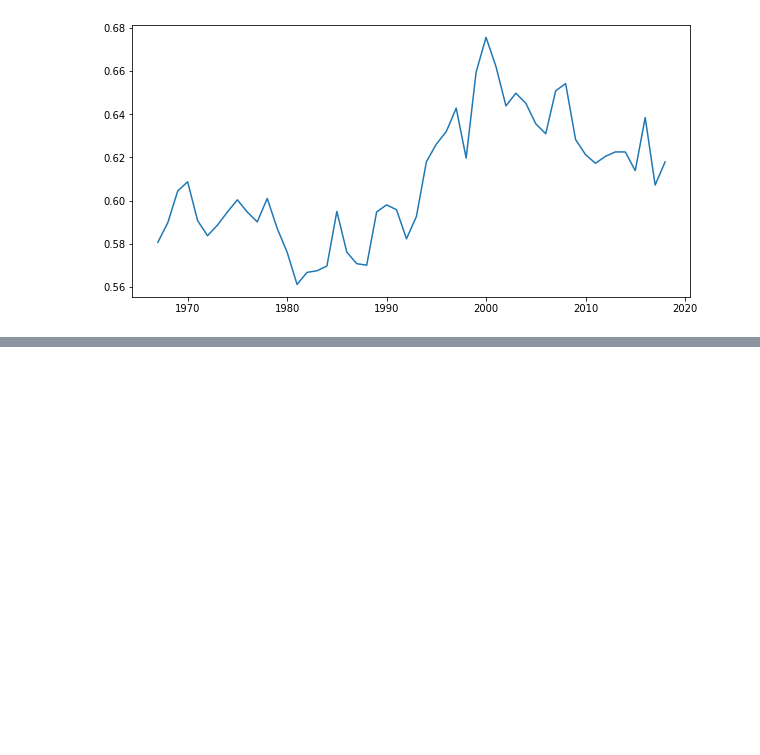
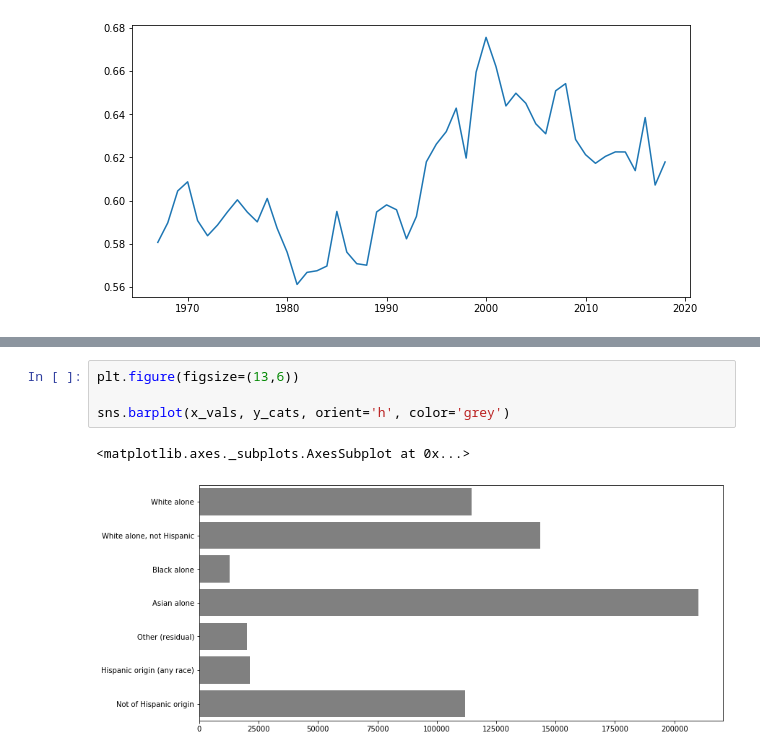
Before and after one commit to SpecCRA/futurist_black_agenda, a Jupyter notebook: eda.ipynb, the cells around one changed output, grey strips where cells are left out. Saved outputs shown, nothing was run; the diff lists cells and outputs as text; blank space fills up the shorter version.

```diff
--- a/eda.ipynb
+++ b/eda.ipynb
@@ -350,0 +377,7 @@ plt.show()
+# %%
+plt.figure(figsize=(13,6))
+
+sns.barplot(x_vals, y_cats, orient='h', color='grey')
+# %% [output]
+<matplotlib.axes._subplots.AxesSubplot at 0x...>
+[figure, added]
```
Also changed, not shown: parts of 4 cells of this notebook.
